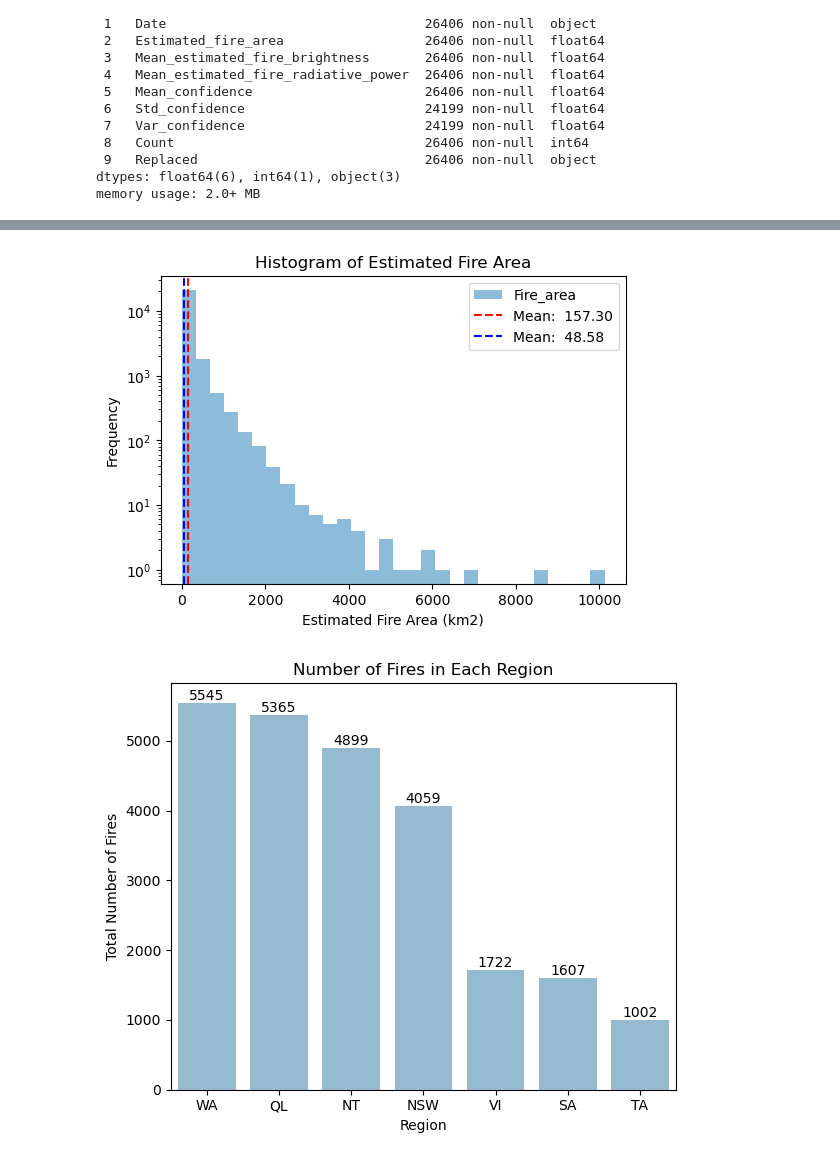
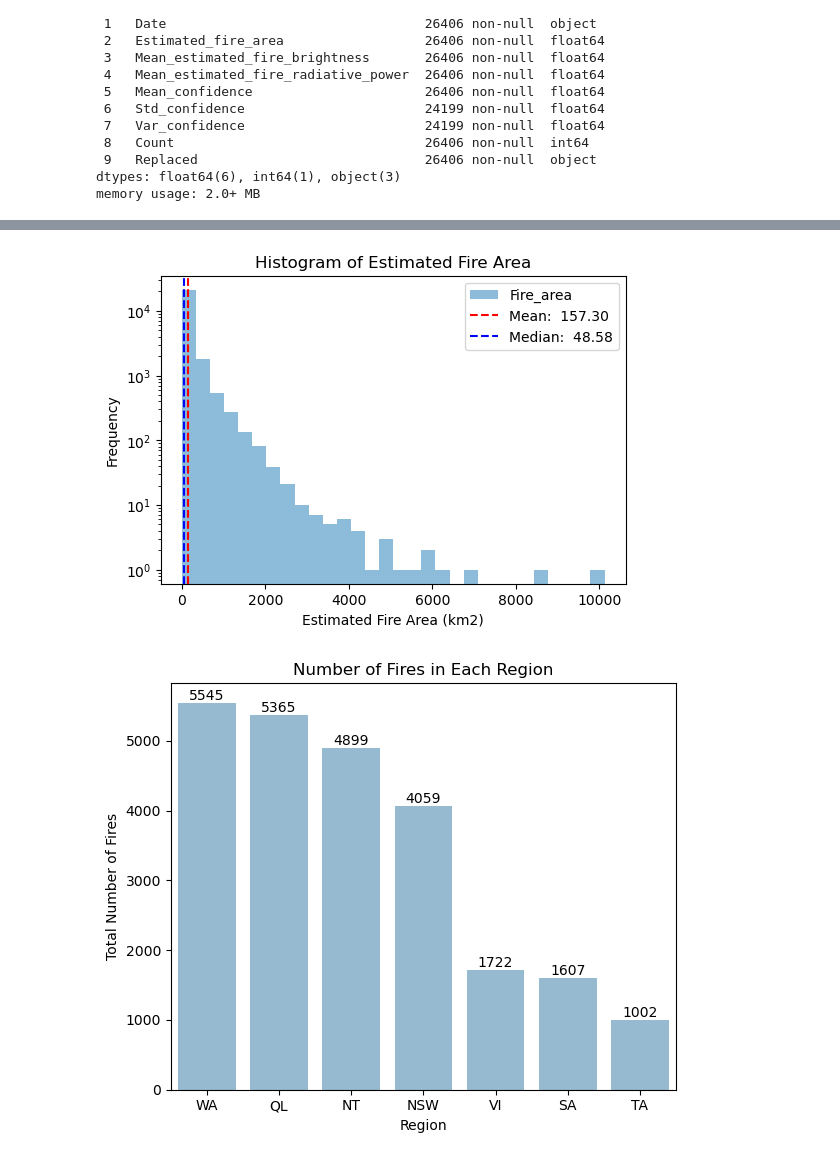
Before and after one commit to DSCI-310-2024/dsci310-group-wildfire-predictor, a Jupyter notebook: src/wildfire-prediction.ipynb, the cells around one changed output, grey strips where cells are left out. Cells and saved outputs as stored; diff of their text form; code cells hidden in the pictures.

Commit message:
fixed typo in legend of histogram

```diff
--- a/src/wildfire-prediction.ipynb
+++ b/src/wildfire-prediction.ipynb
@@ -214,23 +214,23 @@ df_clean.to_csv(processed_data_file, index=False)
 # %%
 # EDA Visualization 1
 
 plt.figure(figsize = (6, 4))
 df_clean['Fire_area'].plot(kind = 'hist', bins=30, log=True, color='#8CBCD9')
 mean_val = np.mean(df_clean['Fire_area'])
 median_val = np.median(df_clean['Fire_area'])
 plt.axvline(mean_val, color='red', linestyle='--', label = f'Mean: {mean_val: .2f}')
-plt.axvline(median_val, color='blue', linestyle='--', label = f'Mean: {median_val: .2f}')
+plt.axvline(median_val, color='blue', linestyle='--', label = f'Median: {median_val: .2f}')
 plt.legend()
 
 # Add labels and title
 plt.xlabel('Estimated Fire Area (km2)')
 plt.ylabel('Frequency')
 plt.title('Histogram of Estimated Fire Area')
 
 # Show the plot
 plt.show()
 # %% [output]
-[figure, old version]
+[figure, new version]
 # %%
 # Viz 2: Fire Prevalence Across Regions
 
```
Also changed, not shown: parts of 4 cells of this notebook.
